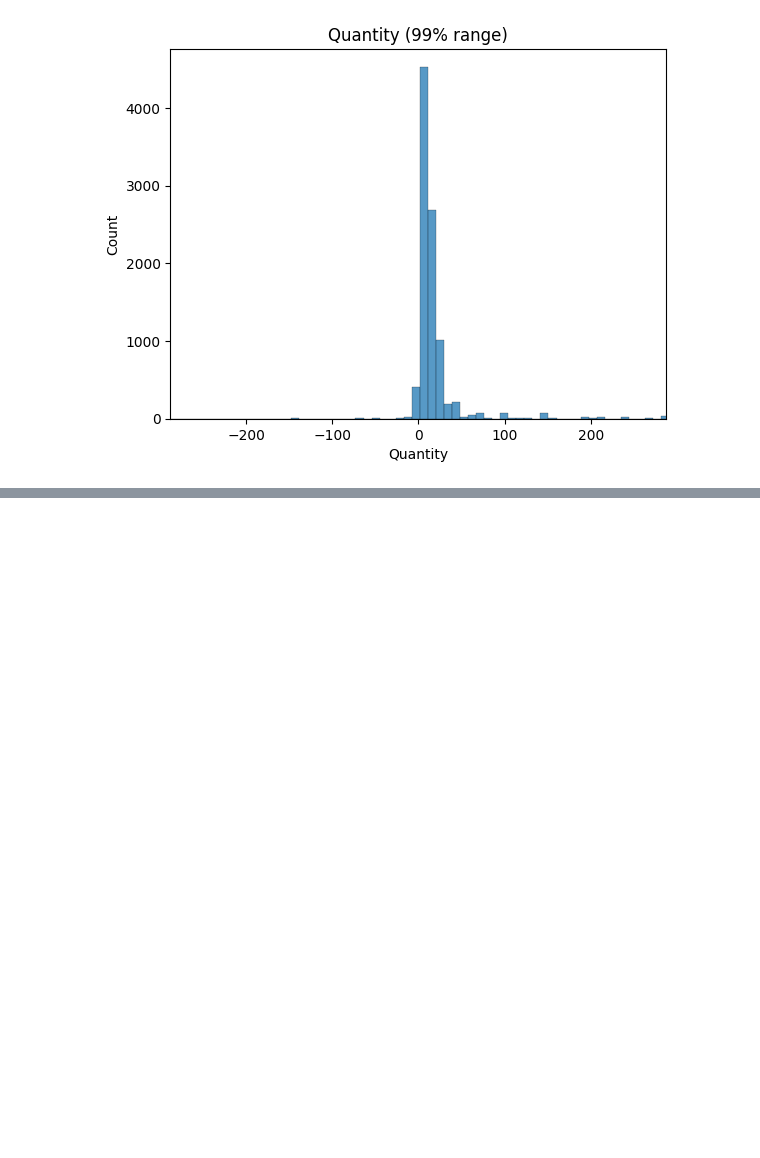
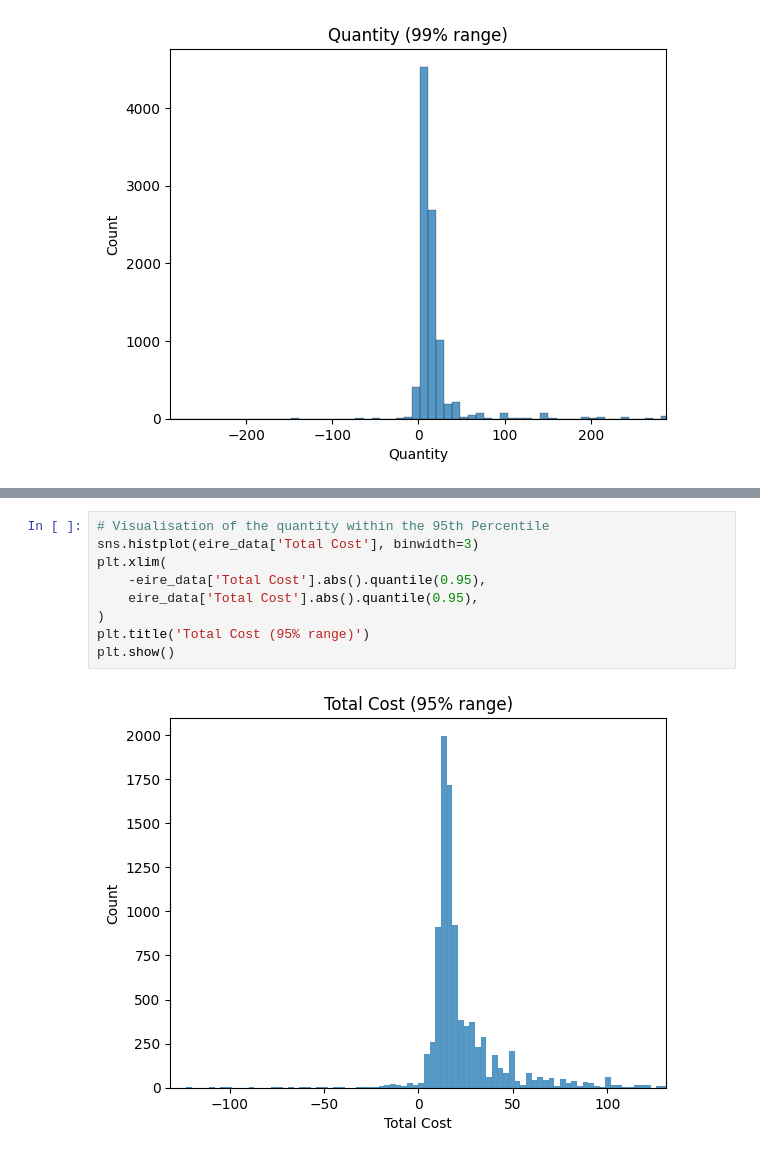
Before and after one commit to Ri-Dearg/ca2-market-retail, a Jupyter notebook: ca2-market-retail.ipynb, the cells around one changed output, grey strips where cells are left out. Drawn from its saved outputs; the diff is of its cells as text; blank space fills up the shorter version.

```diff
--- a/ca2-market-retail.ipynb
+++ b/ca2-market-retail.ipynb
@@ -185,3 +189,14 @@ plt.title("Price (≤ 99%)")
 plt.show()
 # %% [output]
 [figure]
+# %%
+# Visualisation of the quantity within the 95th Percentile
+sns.histplot(eire_data['Total Cost'], binwidth=3)
+plt.xlim(
+    -eire_data['Total Cost'].abs().quantile(0.95),
+    eire_data['Total Cost'].abs().quantile(0.95),
+)
+plt.title('Total Cost (95% range)')
+plt.show()
+# %% [output]
+[figure, added]
```
Also changed, not shown: parts of 6 cells of this notebook.
